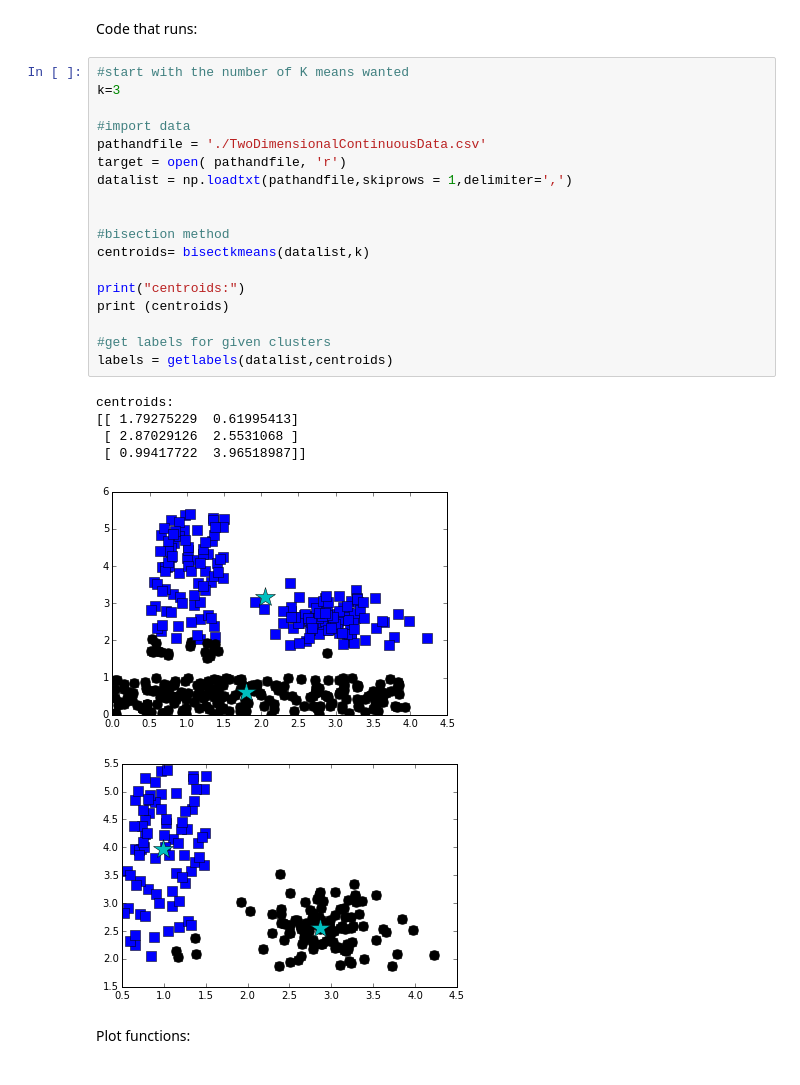
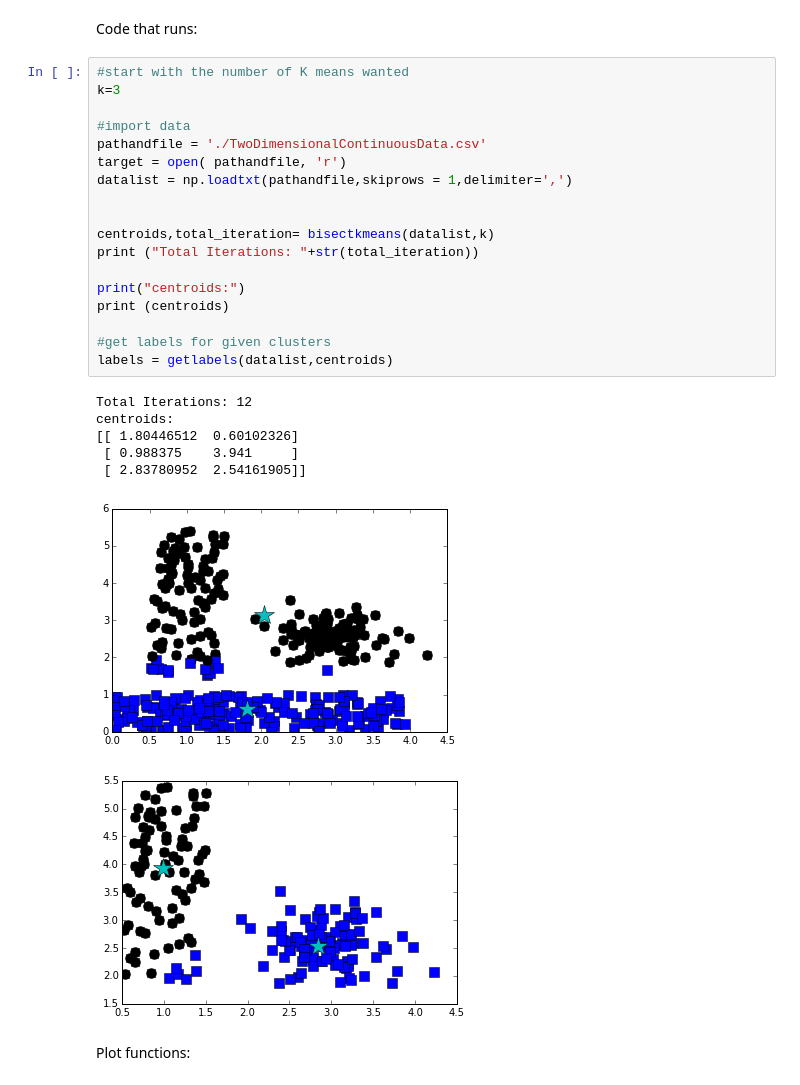
Before and after one commit to jpduarte/datasciencecodes, a Jupyter notebook: hwkmeans/HWkmeans.ipynb, the cells around one changed output. Drawn from its saved outputs; the diff is of its cells as text.

```diff
--- a/hwkmeans/HWkmeans.ipynb
+++ b/hwkmeans/HWkmeans.ipynb
@@ -130,28 +188,29 @@ Code that runs:
 # %%
 #start with the number of K means wanted
 k=3
 
 #import data
 pathandfile = './TwoDimensionalContinuousData.csv'
 target = open( pathandfile, 'r')
 datalist = np.loadtxt(pathandfile,skiprows = 1,delimiter=',')
 
 
-#bisection method
-centroids= bisectkmeans(datalist,k)
+centroids,total_iteration= bisectkmeans(datalist,k)
+print ("Total Iterations: "+str(total_iteration))
 
 print("centroids:")
 print (centroids)
 
 #get labels for given clusters
 labels = getlabels(datalist,centroids)
 # %% [output]
+Total Iterations: 12
 centroids:
-[[ 1.79275229  0.61995413]
- [ 2.87029126  2.5531068 ]
- [ 0.99417722  3.96518987]]
+[[ 1.80446512  0.60102326]
+ [ 0.988375    3.941     ]
+ [ 2.83780952  2.54161905]]
-[figure, old version]
+[figure, new version]
-[figure, old version]
+[figure, new version]
 # %% [markdown]
 Plot functions:
 # %%
```
Also changed, not shown: parts of 7 cells of this notebook, 2 other files.
